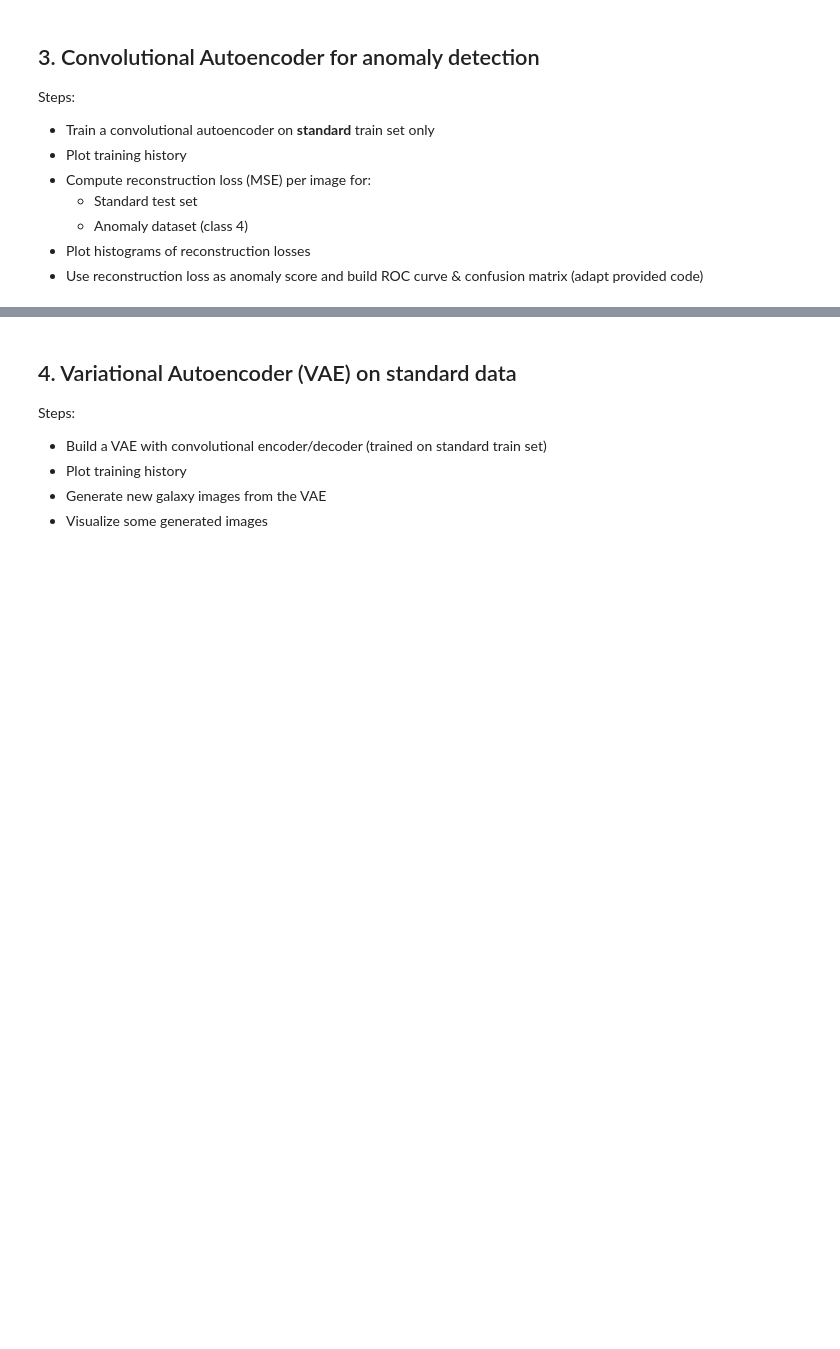
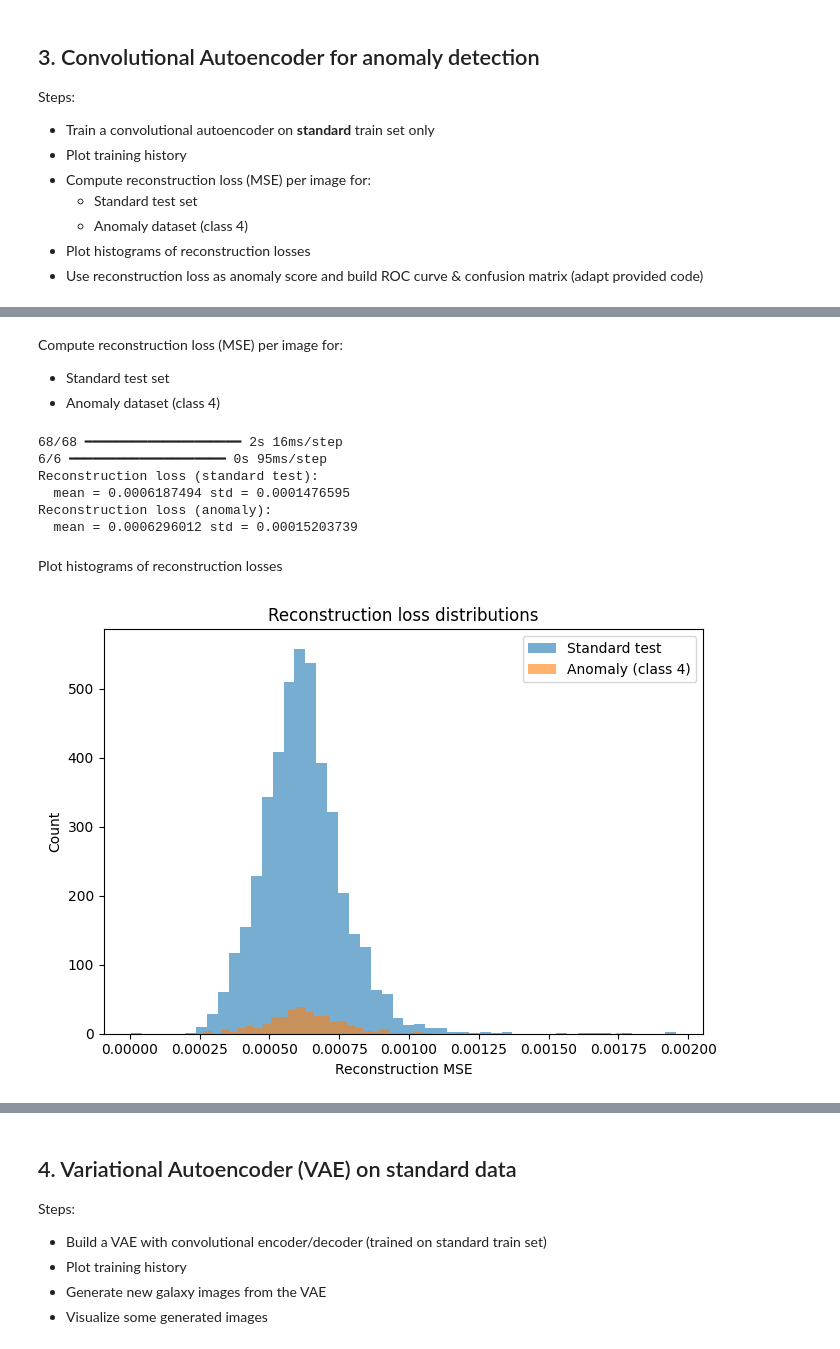
Before and after one commit to thomas1608/phy466, a Jupyter notebook: UZH/tutorials/ExamAssignment.ipynb, the cells around one changed output, grey strips where cells are left out. Saved outputs shown, nothing was run; the diff lists cells and outputs as text; code cells hidden in the pictures; blank space fills up the shorter version.

```diff
--- a/UZH/tutorials/ExamAssignment.ipynb
+++ b/UZH/tutorials/ExamAssignment.ipynb
@@ -556,0 +631,44 @@ Steps:
+# %% [markdown]
+Compute reconstruction loss (MSE) per image for:
+- Standard test set
+- Anomaly dataset (class 4)
+# %%
+# Reconstruction on standard test set
+X_test_std_recon = autoencoder.predict(X_test_std, batch_size=64, verbose=1)
+recon_loss_std = np.mean(
+    np.square(X_test_std_recon - X_test_std),
+    axis=(1, 2, 3)
+)
+
+# Reconstruction on anomaly set (class 4) – note: never seen during training
+anom_recon = autoencoder.predict(anom_images, batch_size=64, verbose=1)
+recon_loss_anom = np.mean(
+    np.square(anom_recon - anom_images),
+    axis=(1, 2, 3)
+)
+
+print("Reconstruction loss (standard test):")
+print("  mean =", recon_loss_std.mean(), "std =", recon_loss_std.std())
+print("Reconstruction loss (anomaly):")
+print("  mean =", recon_loss_anom.mean(), "std =", recon_loss_anom.std())
+# %% [output]
+68/68 ━━━━━━━━━━━━━━━━━━━━ 2s 16ms/step
+6/6 ━━━━━━━━━━━━━━━━━━━━ 0s 95ms/step
+Reconstruction loss (standard test):
+  mean = 0.0006187494 std = 0.0001476595
+Reconstruction loss (anomaly):
+  mean = 0.0006296012 std = 0.00015203739
+# %% [markdown]
+Plot histograms of reconstruction losses
+# %%
+plt.figure(figsize=(7,5))
+plt.hist(recon_loss_std,  bins=50, alpha=0.6, label="Standard test")
+plt.hist(recon_loss_anom, bins=50, alpha=0.6, label="Anomaly (class 4)")
+plt.xlabel("Reconstruction MSE")
+plt.ylabel("Count")
+plt.title("Reconstruction loss distributions")
+plt.legend()
+plt.tight_layout()
+plt.show()
+# %% [output]
+[figure, added]
```
Also changed, not shown: parts of 18 cells of this notebook.
